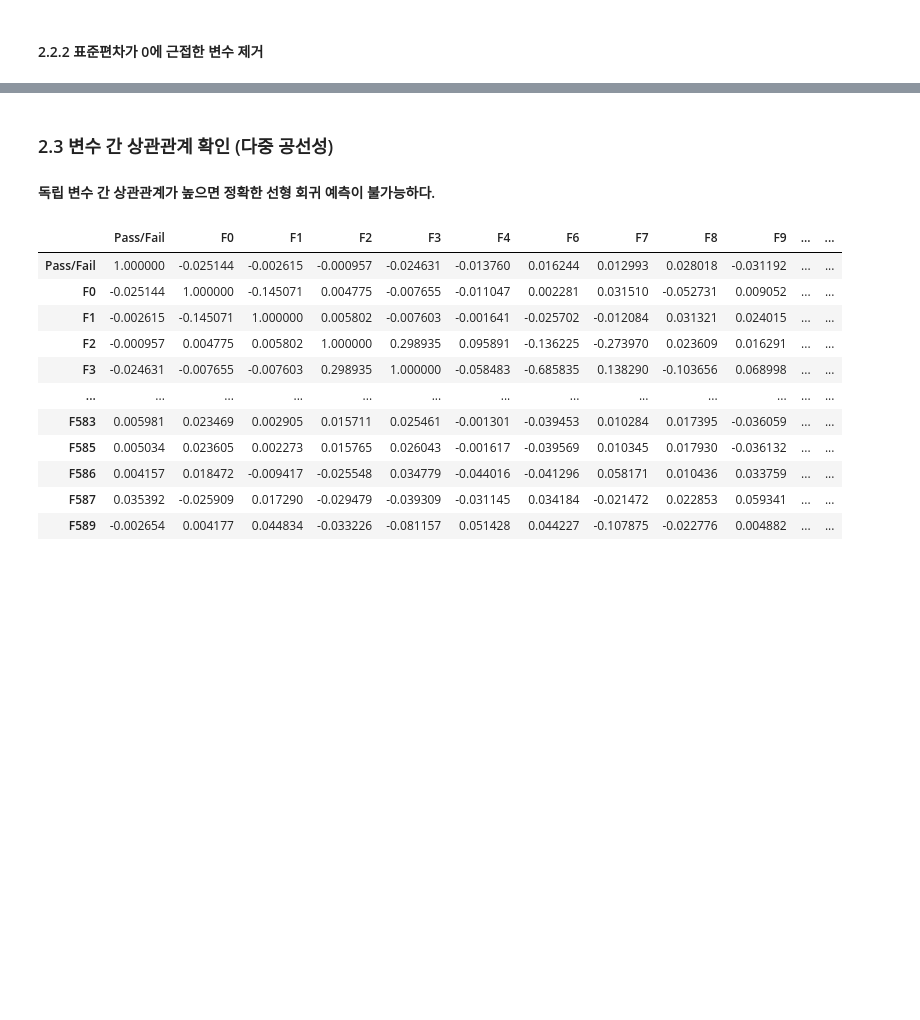
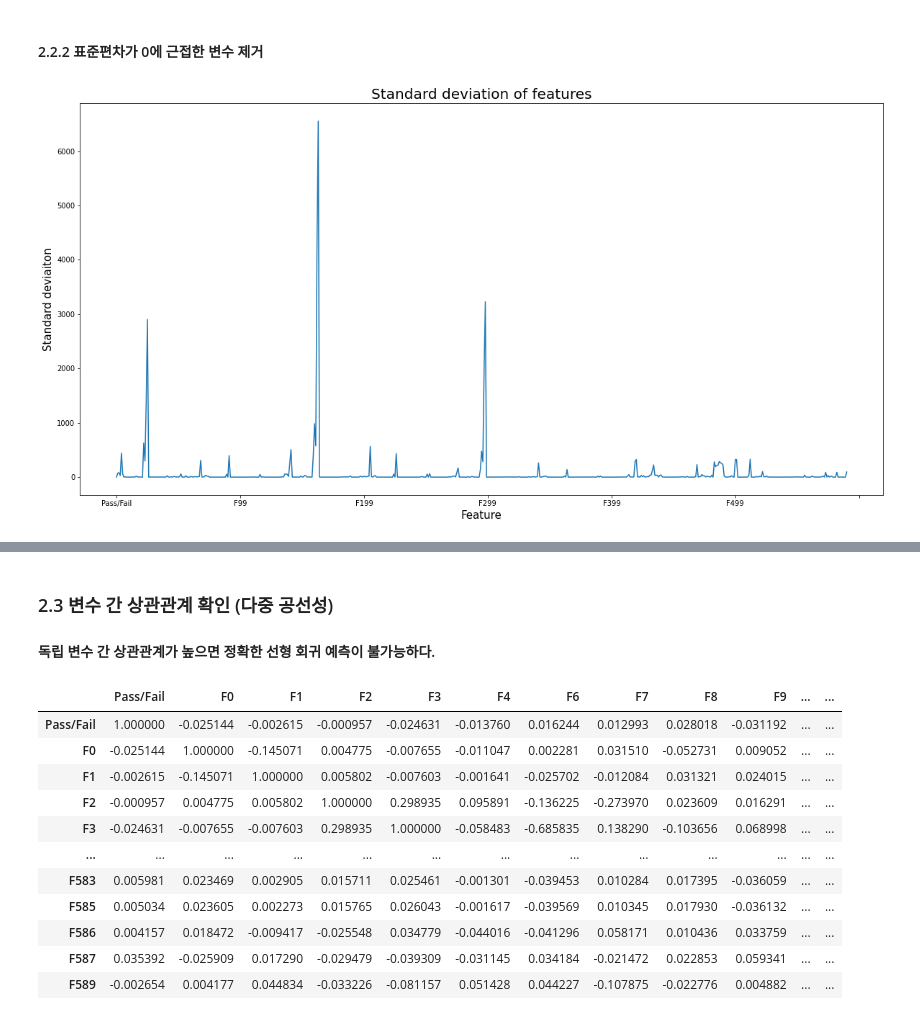
Before and after one commit to ChoiJunhee/INE5015_bigdata_analytics, a Jupyter notebook: ipnyb/0518_ipynb_Visualization(Practice Draft).ipynb, the cells around one changed output, grey strips where cells are left out. Drawn from its saved outputs; the diff is of its cells as text; code cells hidden in the pictures; blank space fills up the shorter version.

```diff
--- a/ipnyb/0518_ipynb_Visualization(Practice Draft).ipynb
+++ b/ipnyb/0518_ipynb_Visualization(Practice Draft).ipynb
@@ -137,2 +120,15 @@ data_refine1.describe()
 # %% [markdown]
 #### 2.2.2 표준편차가 0에 근접한 변수 제거
+# %%
+# raw data에 대한 표준편차 분포도
+# 정규분포가 필요할까
+
+plt.rcParams["figure.figsize"] = (20,10)
+y = raw_data.std()
+y.plot()
+plt.title("Standard deviation of features", fontsize = 20)
+plt.xlabel("Feature", fontsize = 15)
+plt.ylabel("Standard deviaiton", fontsize = 15)
+plt.show()
+# %% [output]
+[figure, added]
```
Also changed, not shown: parts of 20 cells of this notebook.
